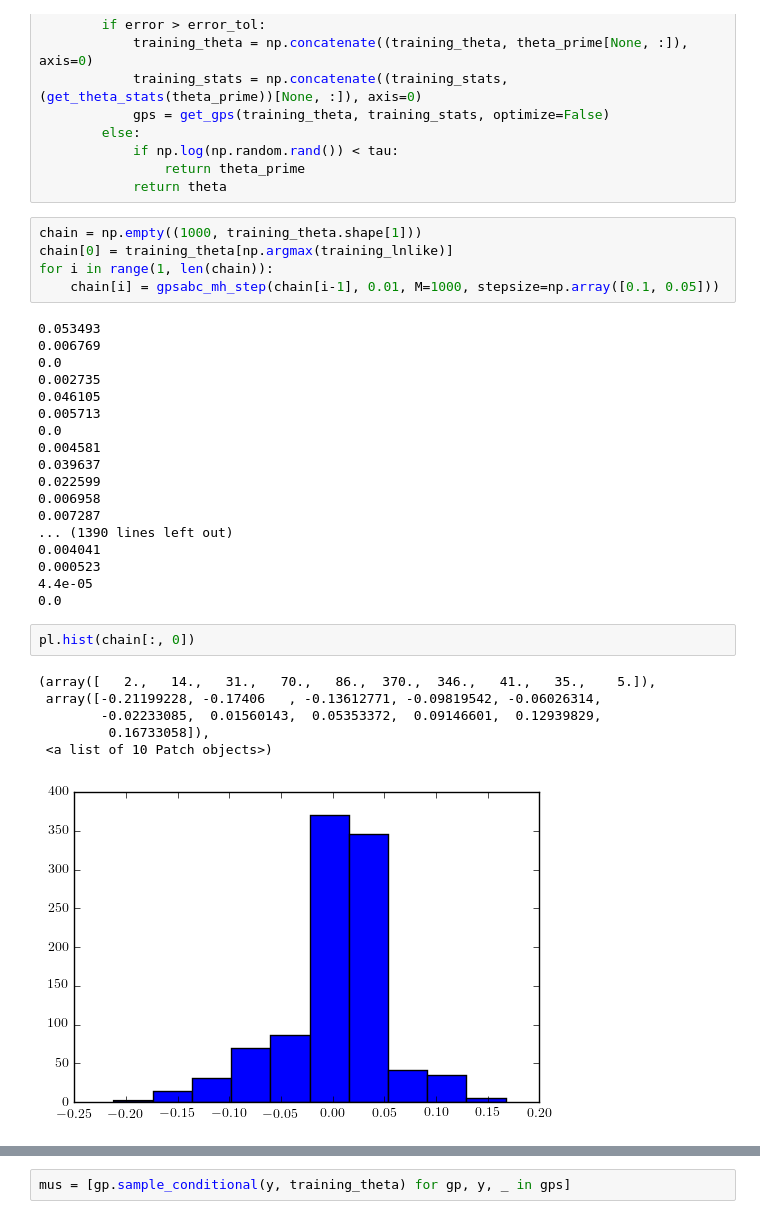
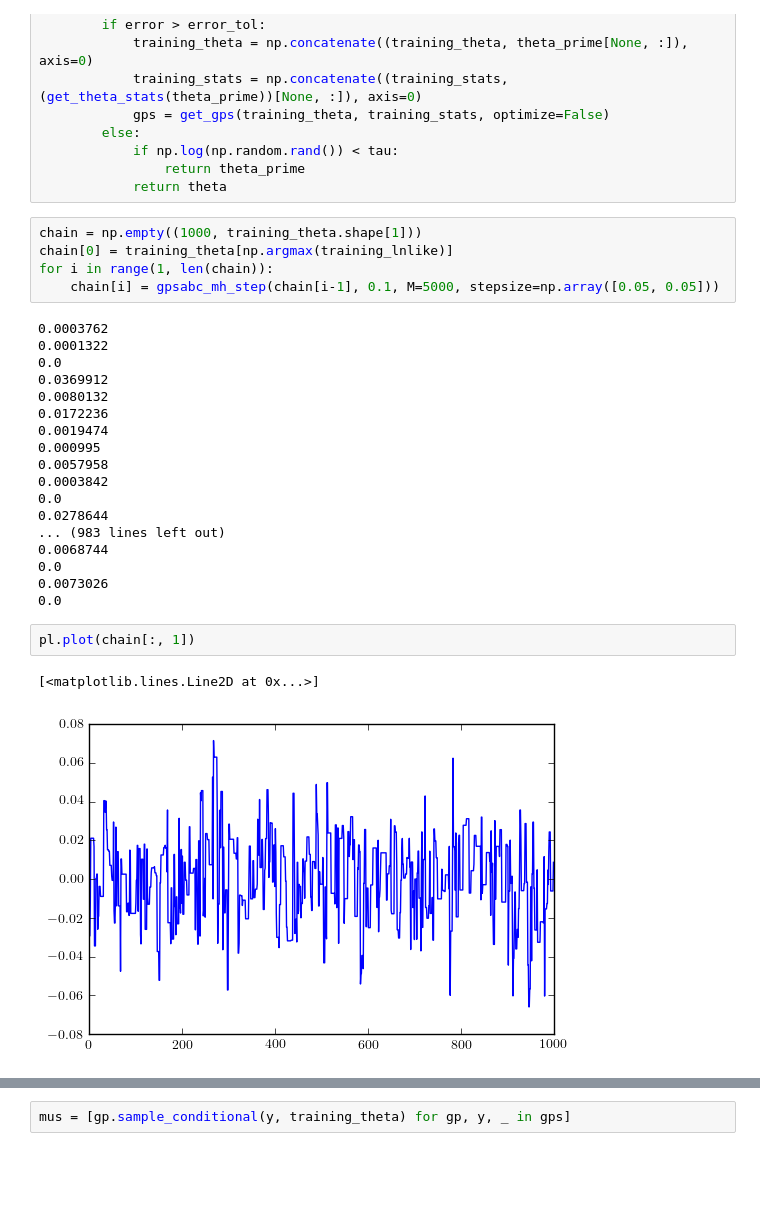
Before and after one commit to dfm/exoabc, a Jupyter notebook: abctest.ipynb, the cells around one changed output, grey strips where cells are left out. Drawn from its saved outputs; the diff is of its cells as text; blank space fills up the shorter version.

```diff
--- a/abctest.ipynb
+++ b/abctest.ipynb
@@ -165,34 +165,30 @@ def gpsabc_mh_step(theta, error_tol, M=100, stepsize=0.1):
 chain = np.empty((1000, training_theta.shape[1]))
 chain[0] = training_theta[np.argmax(training_lnlike)]
 for i in range(1, len(chain)):
-    chain[i] = gpsabc_mh_step(chain[i-1], 0.01, M=1000, stepsize=np.array([0.1, 0.05]))
+    chain[i] = gpsabc_mh_step(chain[i-1], 0.1, M=5000, stepsize=np.array([0.05, 0.05]))
 # %% [output]
-0.053493
-0.006769
+0.0003762
+0.0001322
 0.0
-0.002735
-0.046105
-0.005713
+0.0369912
+0.0080132
+0.0172236
+0.0019474
+0.000995
+0.0057958
+0.0003842
 0.0
-0.004581
-0.039637
-0.022599
-0.006958
-0.007287
-... (1390 lines left out)
-0.004041
-0.000523
-4.4e-05
+0.0278644
+... (983 lines left out)
+0.0068744
 0.0
+0.0073026
+0.0
 # %%
-pl.hist(chain[:, 0])
+pl.plot(chain[:, 1])
 # %% [output]
-(array([   2.,   14.,   31.,   70.,   86.,  370.,  346.,   41.,   35.,    5.]),
- array([-0.21199228, -0.17406   , -0.13612771, -0.09819542, -0.06026314,
-        -0.02233085,  0.01560143,  0.05353372,  0.09146601,  0.12939829,
-         0.16733058]),
- <a list of 10 Patch objects>)
+[<matplotlib.lines.Line2D at 0x...>]
-[figure, old version]
+[figure, new version]
 # %%
 gps = get_gps(training_theta, training_stats, verbose=True)
 # %% [output]
```
Also changed, not shown: parts of 3 cells of this notebook, 7 other files.
